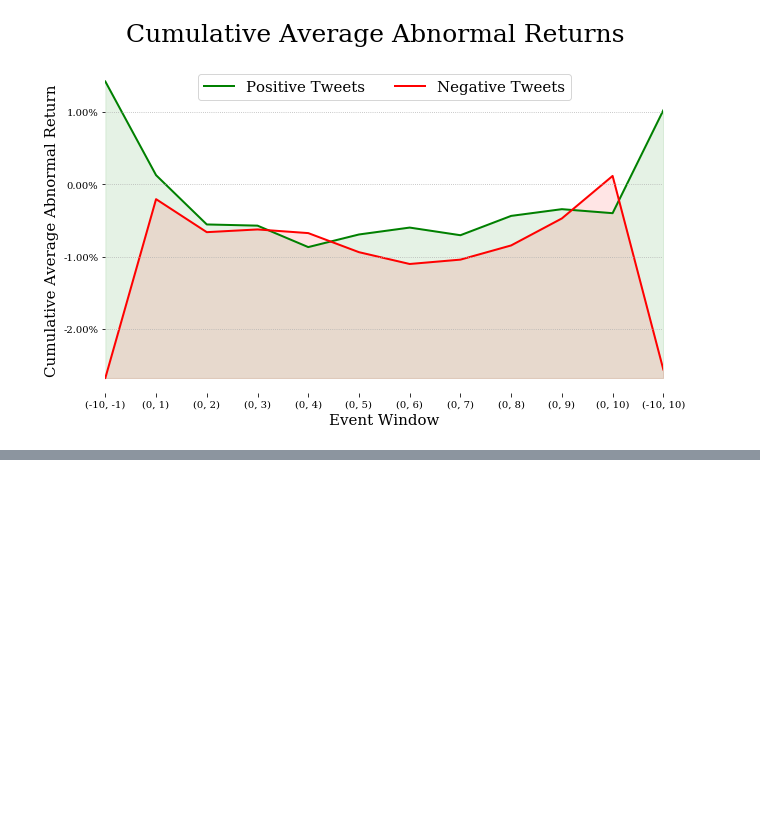
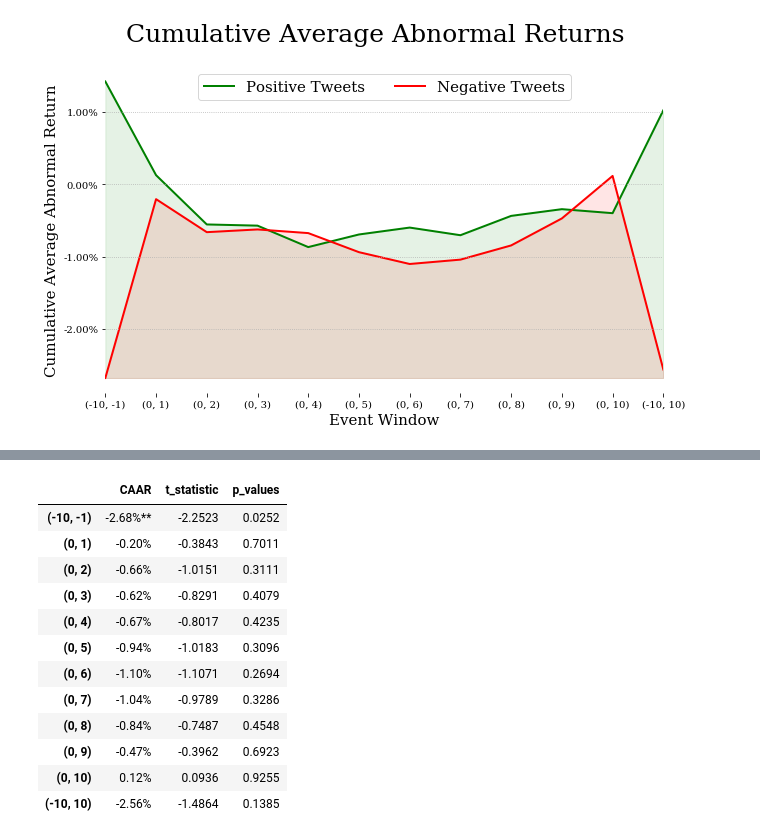
Before and after one commit to OrangeXia2013/TrumpTweetsProject, a Jupyter notebook: event_study/Event_study.ipynb, the cells around one changed output, grey strips where cells are left out. Cells and saved outputs as stored; diff of their text form; code cells hidden in the pictures; blank space fills up the shorter version.

```diff
--- a/event_study/Event_study.ipynb
+++ b/event_study/Event_study.ipynb
@@ -573,0 +594,16 @@ plt.show()
+# %%
+neg_CAAR_summary
+# %% [output]
+|  | CAAR | t_statistic | p_values |
+| (-10, -1) | -2.68%** | -2.2523 | 0.0252 |
+| (0, 1) | -0.20% | -0.3843 | 0.7011 |
+| (0, 2) | -0.66% | -1.0151 | 0.3111 |
+| (0, 3) | -0.62% | -0.8291 | 0.4079 |
+| (0, 4) | -0.67% | -0.8017 | 0.4235 |
+| (0, 5) | -0.94% | -1.0183 | 0.3096 |
+| (0, 6) | -1.10% | -1.1071 | 0.2694 |
+| (0, 7) | -1.04% | -0.9789 | 0.3286 |
+| (0, 8) | -0.84% | -0.7487 | 0.4548 |
+| (0, 9) | -0.47% | -0.3962 | 0.6923 |
+| (0, 10) | 0.12% | 0.0936 | 0.9255 |
+| (-10, 10) | -2.56% | -1.4864 | 0.1385 |
```
Also changed, not shown: parts of 8 cells of this notebook, 19 other files.
